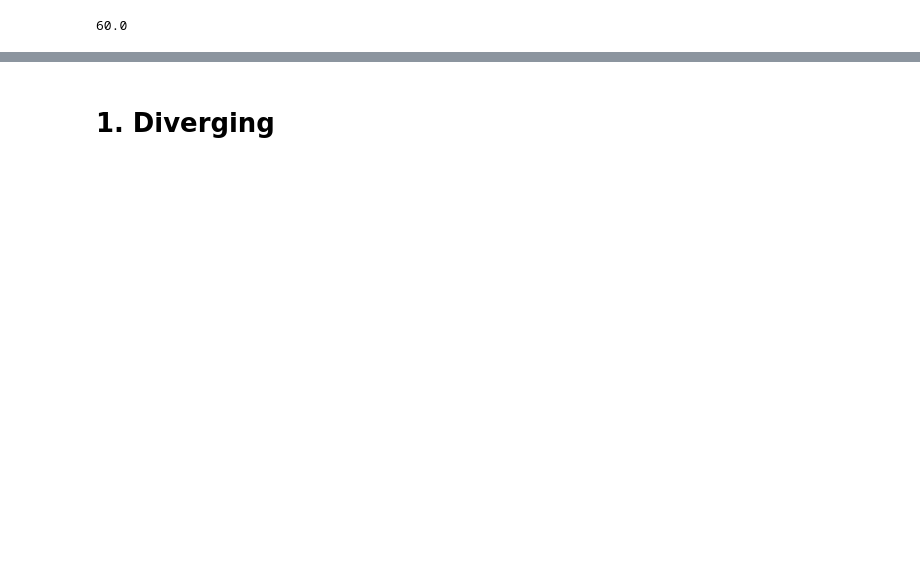
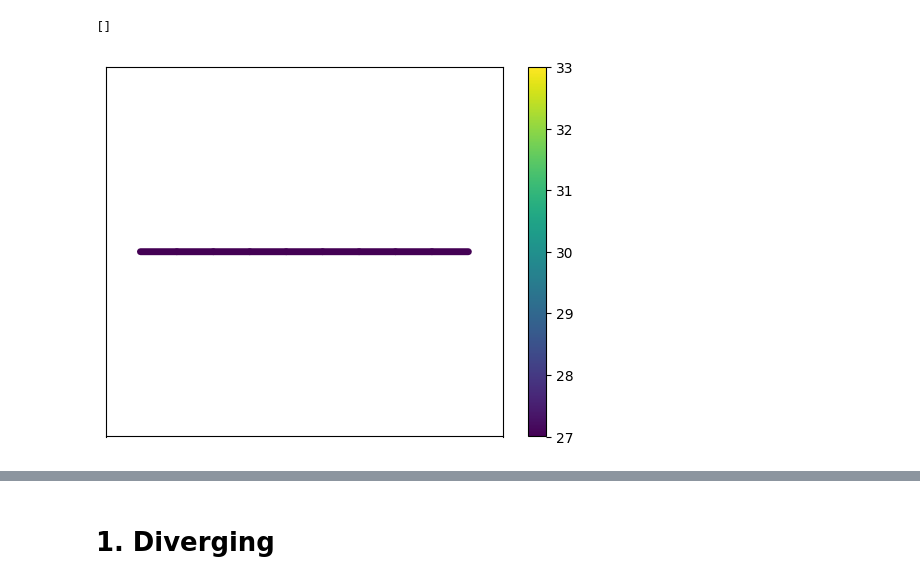
Before and after one commit to dani2442/TrafficFlow, a Jupyter notebook: notebooks/CTM_general.ipynb, the cells around one changed output, grey strips where cells are left out. Saved outputs shown, nothing was run; the diff lists cells and outputs as text; code cells hidden in the pictures; blank space fills up the shorter version.

Commit message:
graph add

```diff
--- a/notebooks/CTM_general.ipynb
+++ b/notebooks/CTM_general.ipynb
@@ -65,29 +51,38 @@ next(iter(G.in_edges(1, data=True)))
-# %%
-i, j = 1, 2
-rho_k = G.edges[i, j]['rho_old']
-Q_k = G.edges[i, j]['Q_old']
-
-edges_k_m1 = G.in_edges(i, data=True)
-edges_k_p1 = G.out_edges(j, data=True)
-
-data_k_m1 = next(iter(edges_k_m1))[2]
-data_k_p1 = next(iter(edges_k_p1))[2]
-
-rho_k_m1 = data_k_m1['rho_old']
-Q_k_m1 = data_k_m1['Q_old']
-
-rho_k_p1 = data_k_p1['rho_old']
-Q_k_p1 = data_k_p1['Q_old']
-
-S_k = jnp.where(rho_k>rho_C, Q_k, C)
-S_k_p1 = jnp.where(rho_k_p1>rho_C, Q_k_p1, C)
-D_k_m1 = jnp.where(rho_k_m1<=rho_C, Q_k_m1, C)
-D_k = jnp.where(rho_k<=rho_C, Q_k, C)
-Q_up = min(S_k, D_k_m1)
-Q_down = min(S_k_p1, D_k)
-rho_k = rho_k + dt/dx*(Q_up - Q_down)
-
-G.edges[i, j]['rho_new'] = rho_k
-G.edges[i, j]['Q_new'] = Q_e(rho_k)
-# %% [output]
-60.0
+# %%
+def init_converge(G):
+    xs = jnp.linspace(x_0, x_N, N_x)
+    for i,j in G.edges:
+        if i<0:
+            rho = rho_max/2
+        else:
+            rho = rho_max/4 + jnp.exp(-jnp.square((xs[i] - x_N/1.5)/20))*rho_max/2
+        G.edges[i, j]['rho_old'] = rho
+        G.edges[i, j]['Q_old'] = Q_e(rho)
+
+    return G
+
+def init_continuous(G):
+    xs = jnp.linspace(x_0, x_N, N_x)
+    for i,j in G.edges:
+        rho = rho_max/4
+        #rho = rho_max/4 + jnp.exp(-jnp.square((xs[i] - x_N/2)/20))*rho_max/2
+        G.edges[i, j]['rho_old'] = rho
+        G.edges[i, j]['Q_old'] = Q_e(rho)
+
+        if i==int(N_x/1.5):
+            G.edges[i, j]['I'] = 0.01
+        else:
+            G.edges[i, j]['I'] = 1.
+    return G
+# %%
+def plot_graph(G, pos, ax, title=''):
+    weights = [float(G.edges[e]['rho_old']) for e in G.edges()]
+    # Normalize the weights for colormap
+    norm = plt.Normalize(vmin=min(weights), vmax=max(weights))
+
+    ax.set_title(title)
+    # Create the colormap
+    cmap = plt.cm.viridis
+    nx.draw_networkx_edges(G, pos, node_size=0, arrowstyle='-', width=5, edge_color=weights, edge_cmap=cmap, edge_vmin=min(weights), edge_vmax=max(weights), ax=ax)
+    sm = plt.cm.ScalarMappable(cmap=cmap, norm=norm)
+    plt.colorbar(sm, ax=ax)
@@ -93,0 +149,10 @@ G.edges[i, j]['Q_new'] = Q_e(rho_k)
+# %%
+G, pos = generate_continuous()
+G = init_continuous(G)
+
+fig, ax = plt.subplots()
+plot_graph(G, pos, ax)
+plt.plot()
+# %% [output]
+[]
+[figure, added]
```
Also changed, not shown: parts of 14 cells of this notebook.
